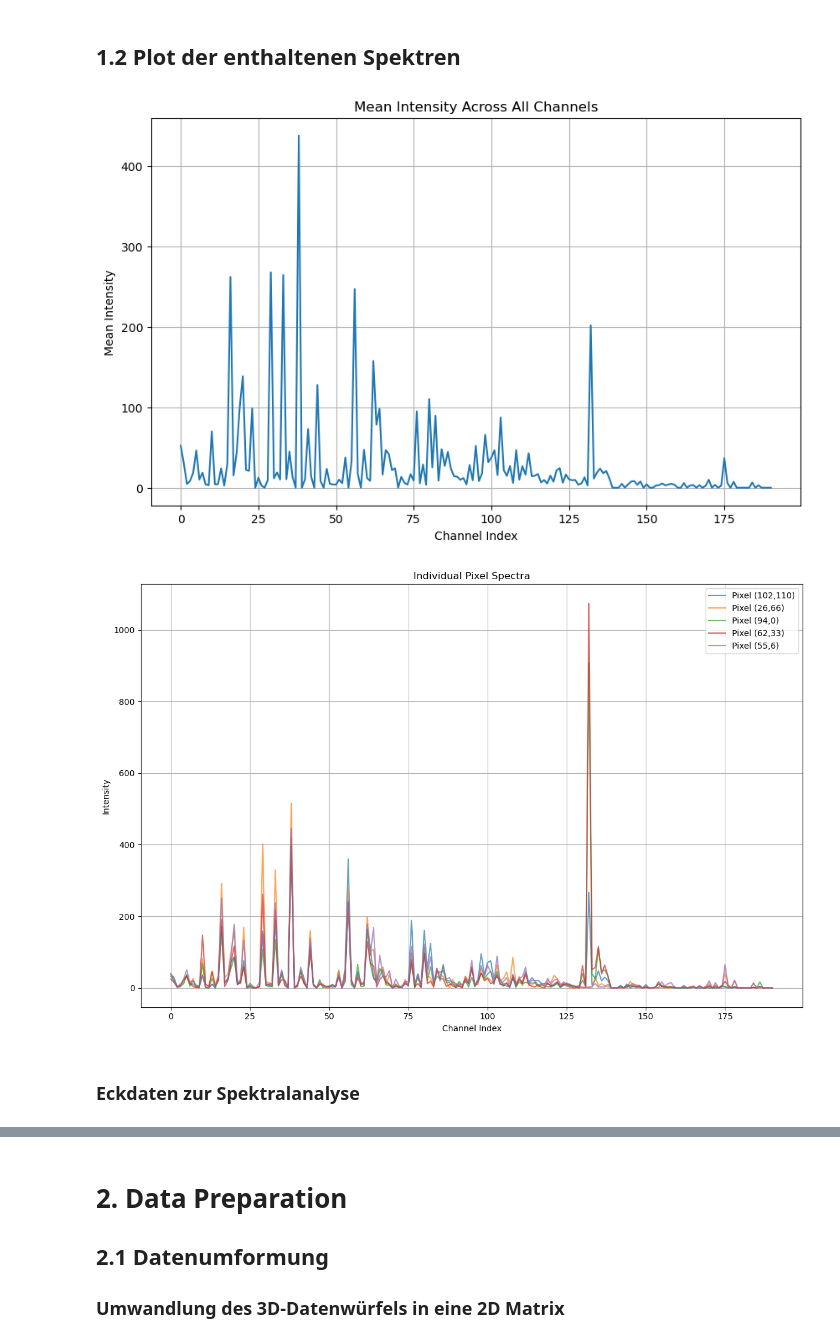
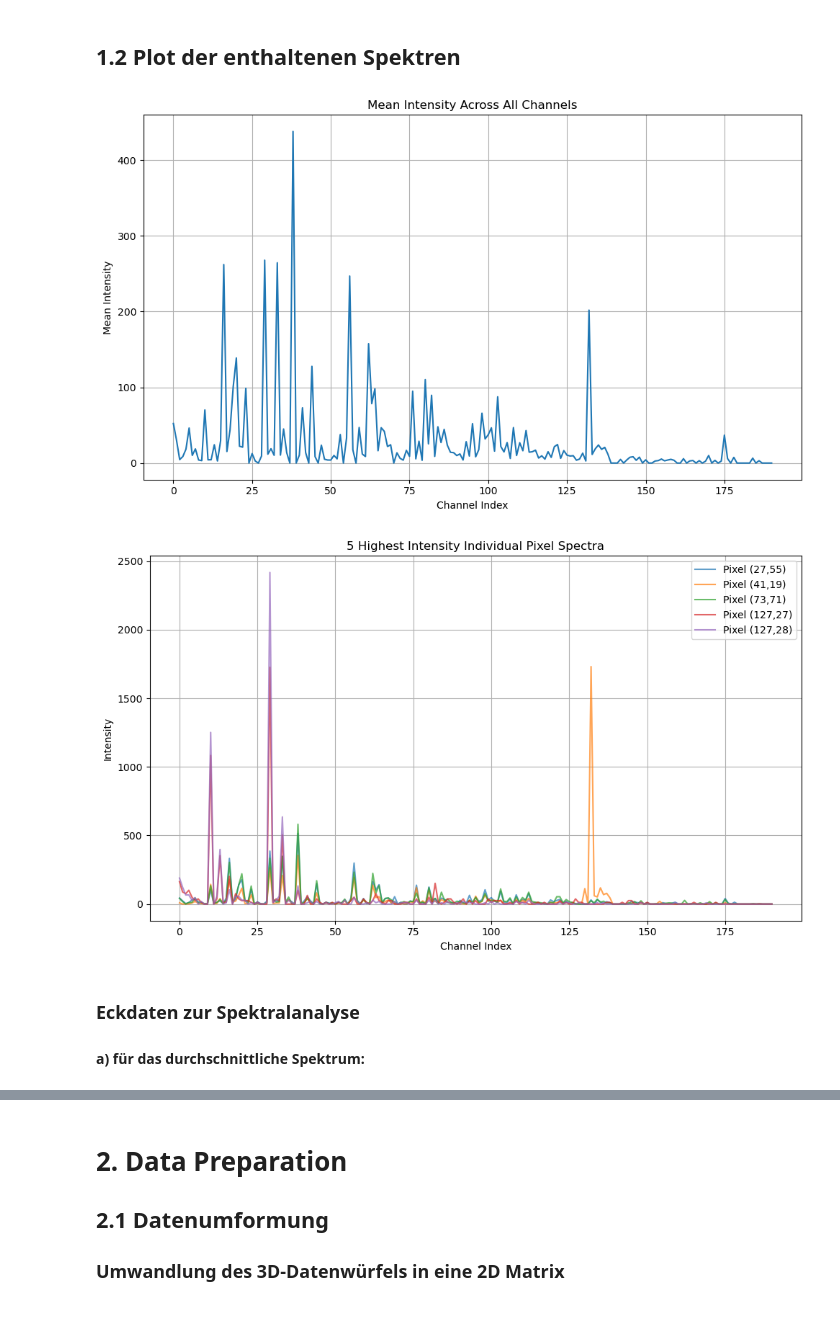
Before and after one commit to malik-xcl/data_science_project, a Jupyter notebook: Pruefungsleistung.ipynb, the cells around one changed output, grey strips where cells are left out. Drawn from its saved outputs; the diff is of its cells as text; code cells hidden in the pictures; blank space fills up the shorter version.

```diff
--- a/Pruefungsleistung.ipynb
+++ b/Pruefungsleistung.ipynb
@@ -108,36 +109,42 @@ interactive(children=(Dropdown(description='Channels:', index=1, options=('All C
 # %%
 # Plot mean intensity across all channels
 plt.figure(figsize=(10, 6))
 mean_intensity = np.mean(ims_cube, axis=(0, 1))
 plt.plot(mean_intensity)
 plt.title('Mean Intensity Across All Channels')
 plt.xlabel('Channel Index')
 plt.ylabel('Mean Intensity')
 plt.grid(True)
+plt.tight_layout()
 plt.show()
 
 
-# Plot spectra for a few random pixels
-plt.figure(figsize=(12, 8))
+# Plot spectra for the highest peaks (possibly most interesting)
+plt.figure(figsize=(10, 6))
 n_samples = 5
-height, width, n_channels = ims_cube.shape
-for i in range(n_samples):
-    # Random pixel coordinates
-    row = np.random.randint(0, height)
-    col = np.random.randint(0, width)
+
+# Find pixels with highest overall intensity
+pixel_sums = np.sum(ims_cube, axis=2)  # Sum across all channels for each pixel
+flat_indices = np.argsort(pixel_sums.ravel())[-n_samples:]  # Get top n_samples pixels
+
+for i, flat_idx in enumerate(flat_indices):
+    # Convert flat index back to 2D coordinates
+    row, col = np.unravel_index(flat_idx, (height, width))
     spectrum = ims_cube[row, col, :]
     plt.plot(spectrum, alpha=0.7, label=f'Pixel ({row},{col})')
 
-plt.title('Individual Pixel Spectra')
+plt.title('5 Highest Intensity Individual Pixel Spectra')
 plt.xlabel('Channel Index')
 plt.ylabel('Intensity')
 plt.legend()
 plt.grid(True)
 plt.tight_layout()
 plt.show()
 # %% [output]
-[figure, old version]
+[figure, new version]
-[figure, old version]
+[figure, new version]
 # %% [markdown]
 ### Eckdaten zur Spektralanalyse
+
+#### a) für das durchschnittliche Spektrum:
 # %%
```
Also changed, not shown: parts of 10 cells of this notebook, 2 other files.
